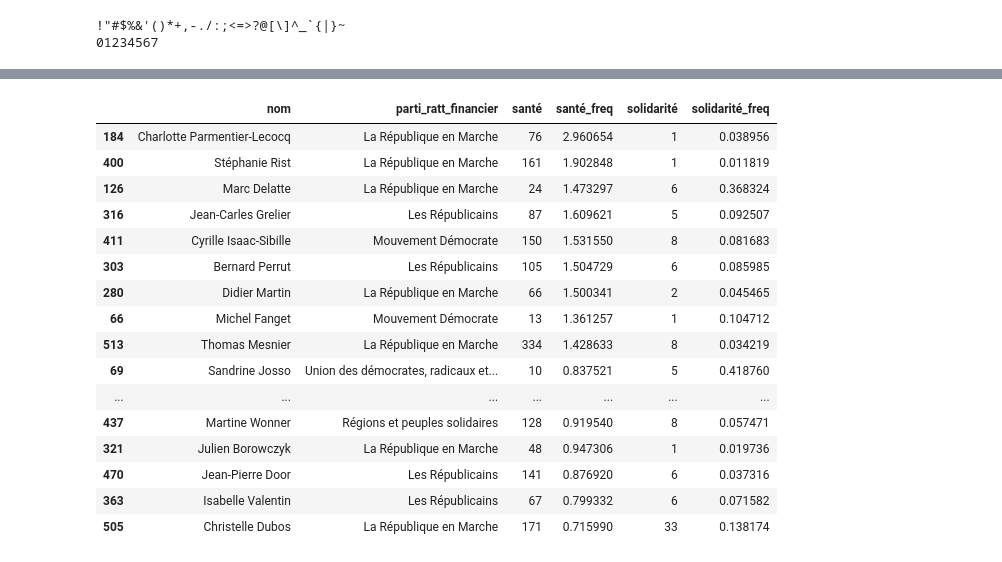
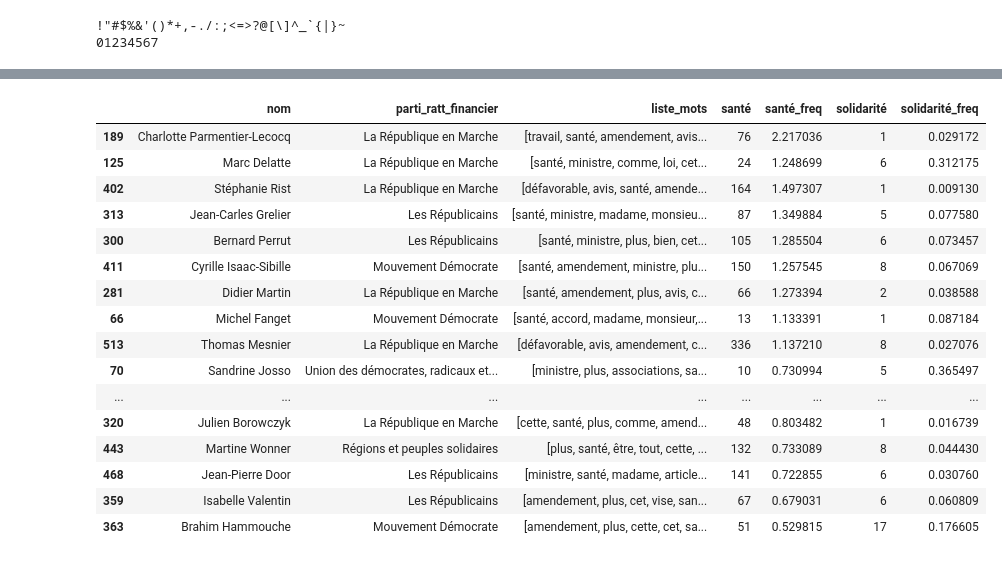
Before and after one commit to Looks73/ParliamentProject, a Jupyter notebook: nb_analyses_interv.ipynb, the cells around one changed output, grey strips where cells are left out. Saved outputs shown, nothing was run; the diff lists cells and outputs as text; code cells hidden in the pictures.

```diff
--- a/nb_analyses_interv.ipynb
+++ b/nb_analyses_interv.ipynb
@@ -99,11 +103,11 @@ print(occ_inf)
 ['hertziennes', 'télévisuels', 'cqp', 'valorisées', 'entrepreneuriale', 'microentreprises', 'bêtement', 'galderma', 'nestlé', 'sophia', 'antipolis', 'technopole', 'valetta', 'ardisson', 'naissant', 'n ...
 # %%
-def keep_words(X, occurences, max_occurence, min_occurence):
-    kept_words = {k:v for k, v in occurences.items() if v >= min_occurence and v <= max_occurence}
+def keep_words(X, occurences, max_occurence, min_occurence, liste):
+    kept_words = {k:v for k, v in occurences.items() if v >= min_occurence and v <= max_occurence and k not in liste}
     output_sentences = [[word for word in sentence if word in kept_words] for sentence in X]
     return output_sentences
 # %%
-mots_mps['clean_mots'] = keep_words(mots_mps['mots'], occurences, max_occurence=nb_max, min_occurence=nb_min)
+mots_mps['clean_mots'] = keep_words(mots_mps['mots'], occurences, max_occurence=nb_max, min_occurence=nb_min, liste=liste_a_oter)
 # %%
 mots_mps['nbre_mots'] = mots_mps['clean_mots'].map(len)
 mots_mps = mots_mps[['nom', 'clean_mots', 'nbre_mots']].sort_values(by='nbre_mots')
@@ -121,6 +124,15 @@ def most_frequent_words(liste):
 # %%
 mots_mps['clean_mots'] = mots_mps['clean_mots'].map(most_frequent_words)
 mots_mps['nbre_mots'] = mots_mps['clean_mots'].map(len)
+# %%
+def list_frequent_words(dico):
+    list_words = []
+    for key in dico.keys():
+        list_words.append(key)
+    list_words.sort(key=lambda elt: dico[elt], reverse=True)
+    return list_words
+# %%
+mots_mps['liste_mots'] = mots_mps['clean_mots'].map(list_frequent_words)
 # %%
 depute = interventions.groupby('nom')
 interventions_mps = depute.count()
@@ -176,41 +191,41 @@ interv_mps
 # %%
 search_list = ['santé', 'solidarité']
 def search_mps(dico):
     return all(item in dico.keys() for item in search_list)
-search_mps = interv_mps[interv_mps.clean_mots.map(search_mps)][['nom', 'parti_ratt_financier', 'clean_mots']]
+search_mps = interv_mps[interv_mps.clean_mots.map(search_mps)][['nom', 'parti_ratt_financier', 'clean_mots', 'liste_mots']]
 for keyword in search_list:
     def constr1(dico):
         return dico[keyword]
     def constr2(dico):
         nb_mots = sum([dico[key] for key in dico.keys()])
         return dico[keyword] * 100 / nb_mots
     search_mps[keyword] = search_mps['clean_mots'].map(constr1)
     search_mps[keyword + '_freq'] = search_mps['clean_mots'].map(constr2)
 search_mps.drop(columns='clean_mots', inplace=True)
 search_mps['total'] = 0
 for column in search_list:
     search_mps['total'] += search_mps[column + '_freq']
 search_mps.sort_values(by='total', inplace=True, ascending=False)
 search_mps.drop(columns='total', inplace=True)
 search_mps.head(20)
 # %% [output]
-|  | nom | parti_ratt_financier | santé | santé_freq | solidarité | solidarité_freq |
-| 184 | Charlotte Parmentier-Lecocq | La République en Marche | 76 | 2.960654 | 1 | 0.038956 |
-| 400 | Stéphanie Rist | La République en Marche | 161 | 1.902848 | 1 | 0.011819 |
-| 126 | Marc Delatte | La République en Marche | 24 | 1.473297 | 6 | 0.368324 |
-| 316 | Jean-Carles Grelier | Les Républicains | 87 | 1.609621 | 5 | 0.092507 |
-| 411 | Cyrille Isaac-Sibille | Mouvement Démocrate | 150 | 1.531550 | 8 | 0.081683 |
-| 303 | Bernard Perrut | Les Républicains | 105 | 1.504729 | 6 | 0.085985 |
-| 280 | Didier Martin | La République en Marche | 66 | 1.500341 | 2 | 0.045465 |
-| 66 | Michel Fanget | Mouvement Démocrate | 13 | 1.361257 | 1 | 0.104712 |
-| 513 | Thomas Mesnier | La République en Marche | 334 | 1.428633 | 8 | 0.034219 |
-| 69 | Sandrine Josso | Union des démocrates, radicaux et... | 10 | 0.837521 | 5 | 0.418760 |
-| ... | ... | ... | ... | ... | ... | ... |
-| 437 | Martine Wonner | Régions et peuples solidaires | 128 | 0.919540 | 8 | 0.057471 |
-| 321 | Julien Borowczyk | La République en Marche | 48 | 0.947306 | 1 | 0.019736 |
-| 470 | Jean-Pierre Door | Les Républicains | 141 | 0.876920 | 6 | 0.037316 |
-| 363 | Isabelle Valentin | Les Républicains | 67 | 0.799332 | 6 | 0.071582 |
-| 505 | Christelle Dubos | La République en Marche | 171 | 0.715990 | 33 | 0.138174 |
+|  | nom | parti_ratt_financier | liste_mots | santé | santé_freq | solidarité | solidarité_freq |
+| 189 | Charlotte Parmentier-Lecocq | La République en Marche | [travail, santé, amendement, avis... | 76 | 2.217036 | 1 | 0.029172 |
+| 125 | Marc Delatte | La République en Marche | [santé, ministre, comme, loi, cet... | 24 | 1.248699 | 6 | 0.312175 |
+| 402 | Stéphanie Rist | La République en Marche | [défavorable, avis, santé, amende... | 164 | 1.497307 | 1 | 0.009130 |
+| 313 | Jean-Carles Grelier | Les Républicains | [santé, ministre, madame, monsieu... | 87 | 1.349884 | 5 | 0.077580 |
+| 300 | Bernard Perrut | Les Républicains | [santé, ministre, plus, bien, cet... | 105 | 1.285504 | 6 | 0.073457 |
+| 411 | Cyrille Isaac-Sibille | Mouvement Démocrate | [santé, amendement, ministre, plu... | 150 | 1.257545 | 8 | 0.067069 |
+| 281 | Didier Martin | La République en Marche | [santé, amendement, plus, avis, c... | 66 | 1.273394 | 2 | 0.038588 |
+| 66 | Michel Fanget | Mouvement Démocrate | [santé, accord, madame, monsieur,... | 13 | 1.133391 | 1 | 0.087184 |
+| 513 | Thomas Mesnier | La République en Marche | [défavorable, avis, amendement, c... | 336 | 1.137210 | 8 | 0.027076 |
+| 70 | Sandrine Josso | Union des démocrates, radicaux et... | [ministre, plus, associations, sa... | 10 | 0.730994 | 5 | 0.365497 |
+| ... | ... | ... | ... | ... | ... | ... | ... |
+| 320 | Julien Borowczyk | La République en Marche | [cette, santé, plus, comme, amend... | 48 | 0.803482 | 1 | 0.016739 |
+| 443 | Martine Wonner | Régions et peuples solidaires | [plus, santé, être, tout, cette, ... | 132 | 0.733089 | 8 | 0.044430 |
+| 468 | Jean-Pierre Door | Les Républicains | [ministre, santé, madame, article... | 141 | 0.722855 | 6 | 0.030760 |
+| 359 | Isabelle Valentin | Les Républicains | [amendement, plus, cet, vise, san... | 67 | 0.679031 | 6 | 0.060809 |
+| 363 | Brahim Hammouche | Mouvement Démocrate | [amendement, plus, cette, cet, sa... | 51 | 0.529815 | 17 | 0.176605 |
 # %%
 parti = interv_mps.groupby('parti_ratt_financier')
 interv_parti = parti.sum()
```
Also changed, not shown: parts of 9 cells of this notebook, 1 other file.
